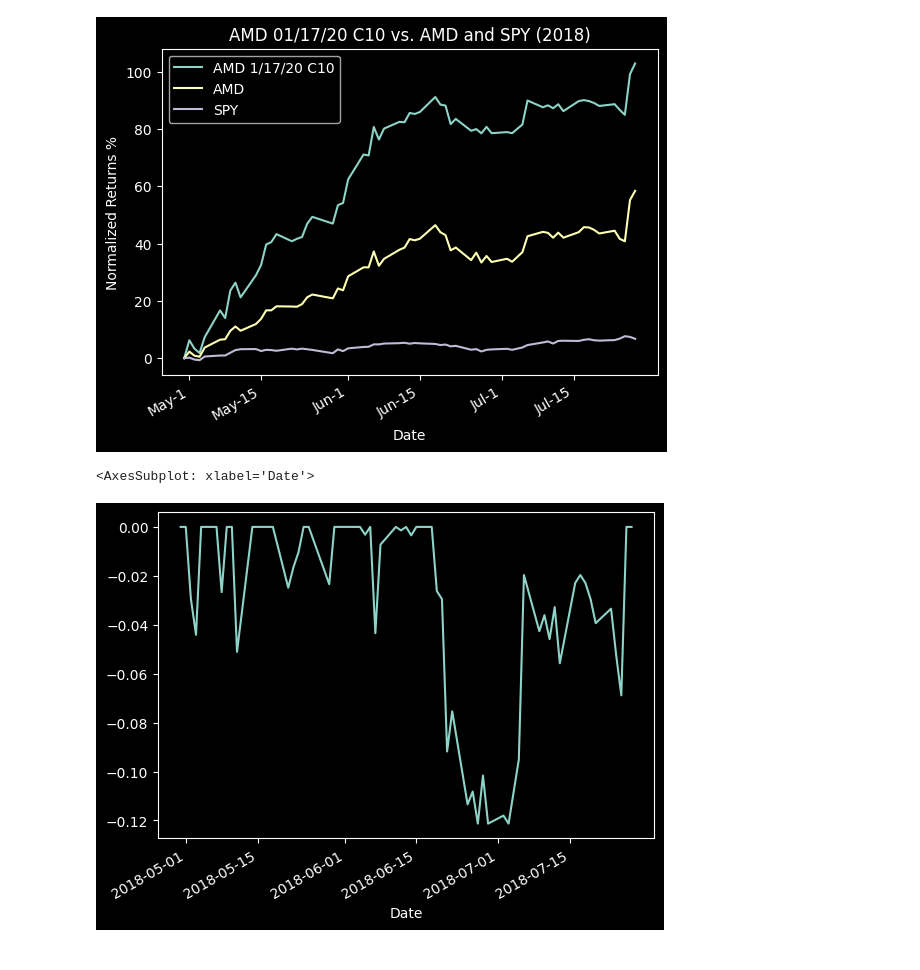
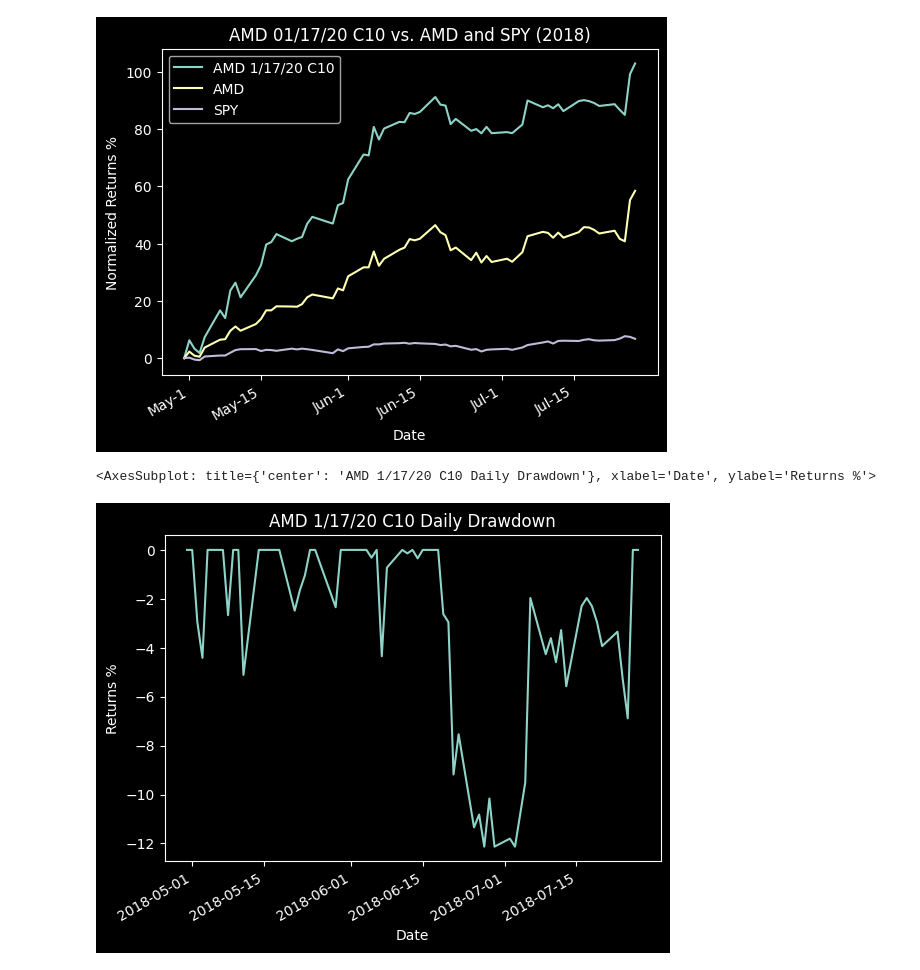
Before and after one commit to metalpacoforeal/TradeBacktest, a Jupyter notebook: src/trade_backtest_POC.ipynb, the cells around one changed output. Saved outputs shown, nothing was run; the diff lists cells and outputs as text; code cells hidden in the pictures.

Commit message:
edited drawdown cell

```diff
--- a/src/trade_backtest_POC.ipynb
+++ b/src/trade_backtest_POC.ipynb
@@ -174,5 +164,11 @@ Max_Daily_Drawdown = Daily_Drawdown.rolling(window, min_periods=1).min()
-# %%
-Daily_Drawdown.plot()
-# %% [output]
-<AxesSubplot: xlabel='Date'>
-[figure, removed]
+# %%
+# Calculate drawdown
+window=252
+roll_max = portfolio['Total'].rolling(window, min_periods=1).max()
+daily_drawdown = portfolio['Total'] / roll_max - 1.0
+max_daily_drawdown = daily_drawdown.rolling(window, min_periods=1).min()
+# %%
+(daily_drawdown * 100).plot(title='AMD 1/17/20 C10 Daily Drawdown',ylabel='Returns %')
+# %% [output]
+<AxesSubplot: title={'center': 'AMD 1/17/20 C10 Daily Drawdown'}, xlabel='Date', ylabel='Returns %'>
+[figure, added]
```
Also changed, not shown: parts of 1 cell of this notebook.
